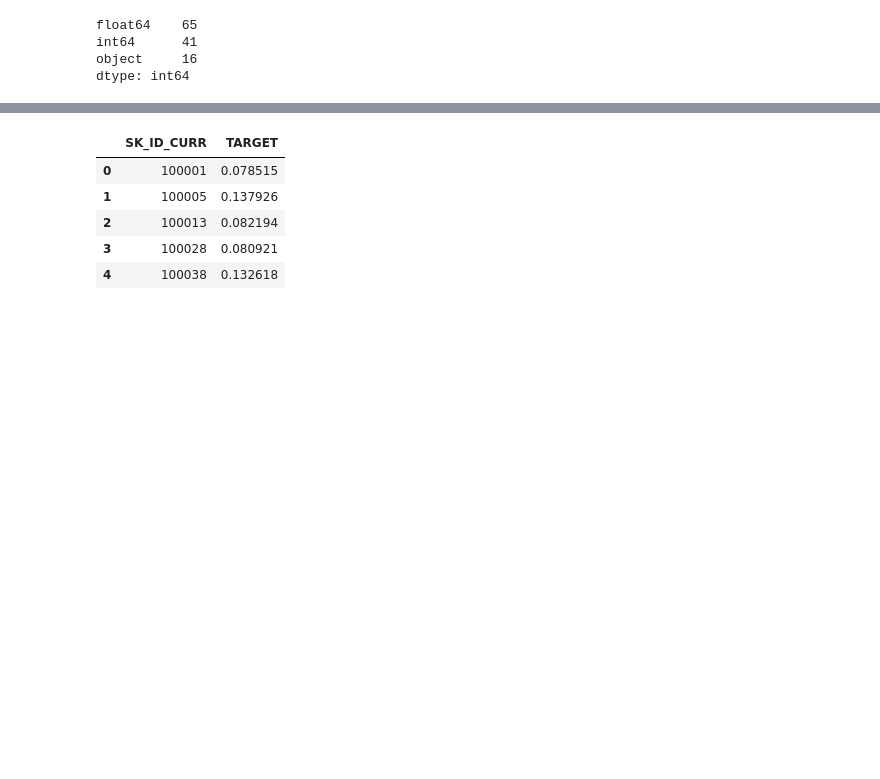
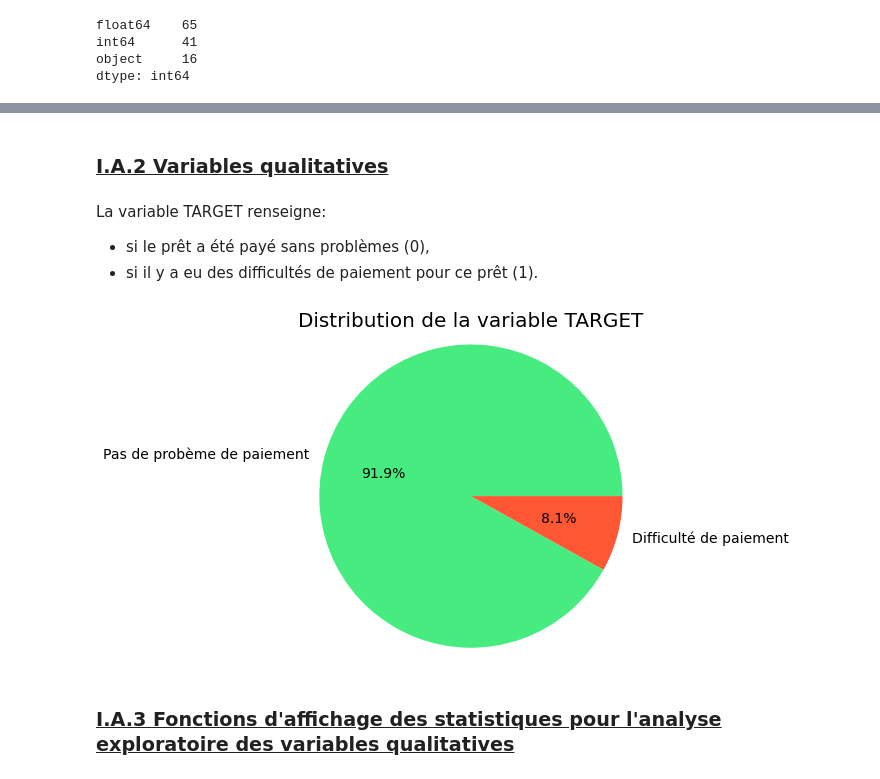
Before and after one commit to alexprvt/Projet7, a Jupyter notebook: P7_Exploration_Modelisation.ipynb, the cells around one changed output, grey strips where cells are left out. Saved outputs shown, nothing was run; the diff lists cells and outputs as text; code cells hidden in the pictures; blank space fills up the shorter version.

```diff
--- a/P7_Exploration_Modelisation.ipynb
+++ b/P7_Exploration_Modelisation.ipynb
@@ -163,7 +76,0 @@ print('%d columns were label encoded.' % le_count)
-# %%
-# one-hot encoding of categorical variables
-app_train = pd.get_dummies(app_train)
-app_test = pd.get_dummies(app_test)
-
-print('Training Features shape: ', app_train.shape)
-print('Testing Features shape: ', app_test.shape)
@@ -173,11 +76,0 @@ Testing Features shape:  (48744, 239)
-# %%
-train_labels = app_train['TARGET']
-
-# Align the training and testing data, keep only columns present in both dataframes
-app_train, app_test = app_train.align(app_test, join = 'inner', axis = 1)
-
-# Add the target back in
-app_train['TARGET'] = train_labels
-
-print('Training Features shape: ', app_train.shape)
-print('Testing Features shape: ', app_test.shape)
@@ -226,9 +76,0 @@ There are 55374 anomalous days of employment
-# %%
-# Create an anomalous flag column
-app_train['DAYS_EMPLOYED_ANOM'] = app_train["DAYS_EMPLOYED"] == 365243
-
-# Replace the anomalous values with nan
-app_train['DAYS_EMPLOYED'].replace({365243: np.nan}, inplace = True)
-
-app_train['DAYS_EMPLOYED'].plot.hist(title = 'Days Employment Histogram');
-plt.xlabel('Days Employment');
@@ -616,13 +76,0 @@ log_reg_pred = log_reg.predict_proba(test)[:, 1]
-# %%
-# Submission dataframe
-submit = app_test[['SK_ID_CURR']]
-submit['TARGET'] = log_reg_pred
-
-submit.head()
-# %% [output]
-|  | SK_ID_CURR | TARGET |
-| 0 | 100001 | 0.078515 |
-| 1 | 100005 | 0.137926 |
-| 2 | 100013 | 0.082194 |
-| 3 | 100028 | 0.080921 |
-| 4 | 100038 | 0.132618 |
@@ -631,0 +77,21 @@ submit.to_csv('log_reg_baseline.csv', index = False)
+# %% [markdown]
+### <u>I.A.2 Variables qualitatives
+# %% [markdown]
+La variable TARGET renseigne:
+- si le prêt a été payé sans problèmes (0),
+- si il y a eu des difficultés de paiement pour ce prêt (1).
+# %%
+labels = 'Pas de probème de paiement', 'Difficulté de paiement'
+sizes = app_train.TARGET.value_counts().values
+colors = ['#47EC80', '#FF5733']
+
+fig1, ax1 = plt.subplots(figsize=(6,6))
+ax1.pie(sizes, labels=labels, colors=colors, autopct='%1.1f%%')
+ax1.axis('equal')
+
+ax1.set_title('Distribution de la variable TARGET', size=20)
+plt.show()
+# %% [output]
+[figure, added]
+# %% [markdown]
+### <u>I.A.3 Fonctions d'affichage des statistiques pour l'analyse exploratoire des variables qualitatives
```
Also changed, not shown: parts of 114 cells of this notebook.
